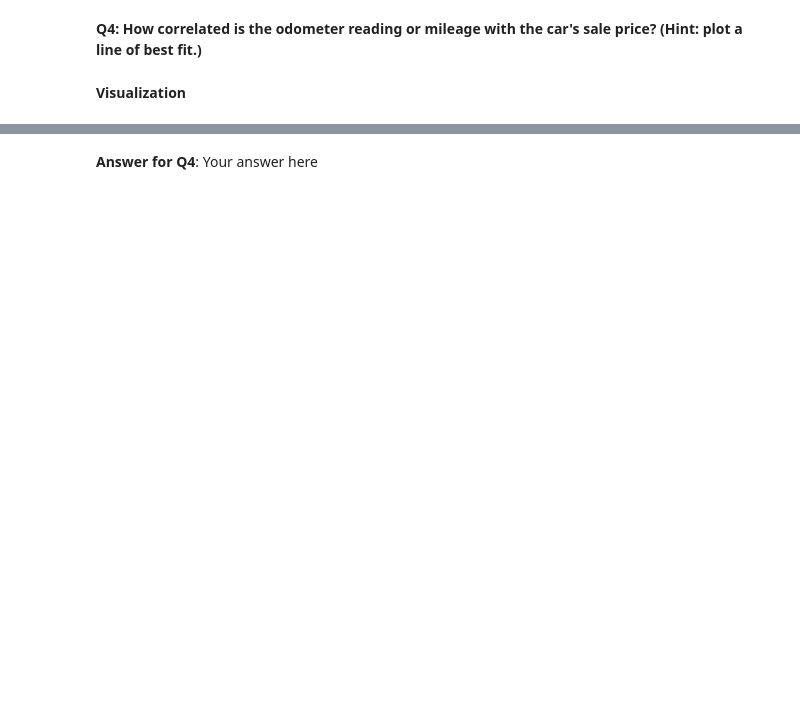
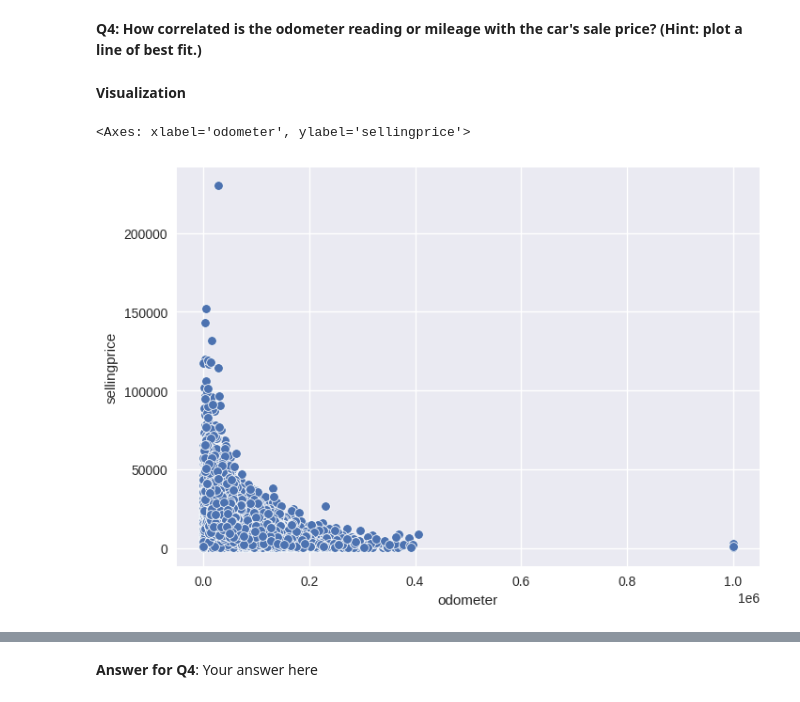
Before and after one commit to KenzyKourah10/Masters, a Jupyter notebook: Regression_Mini-Project.ipynb, the cells around one changed output, grey strips where cells are left out. Drawn from its saved outputs; the diff is of its cells as text; code cells hidden in the pictures; blank space fills up the shorter version.

```diff
--- a/Regression_Mini-Project.ipynb
+++ b/Regression_Mini-Project.ipynb
@@ -138,3 +215,8 @@ https://seaborn.pydata.org/generated/seaborn.barplot.html)
 **Q4: How correlated is the odometer reading or mileage with the car's sale price? (Hint: plot a line of best fit.)**
 # %% [markdown]
 **Visualization**
+# %%
+sns.scatterplot(data=df, x="odometer", y="sellingprice")
+# %% [output]
+<Axes: xlabel='odometer', ylabel='sellingprice'>
+[figure, added]
```
Also changed, not shown: parts of 22 cells of this notebook.
